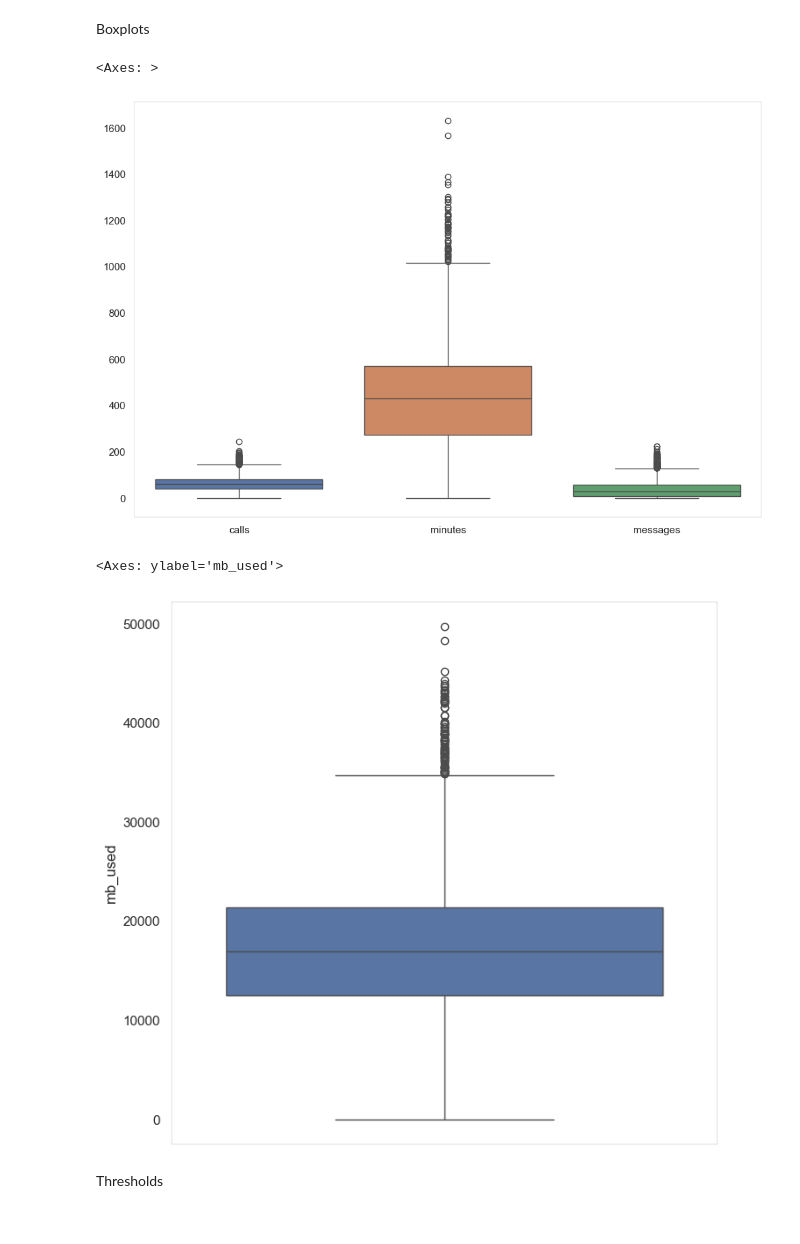
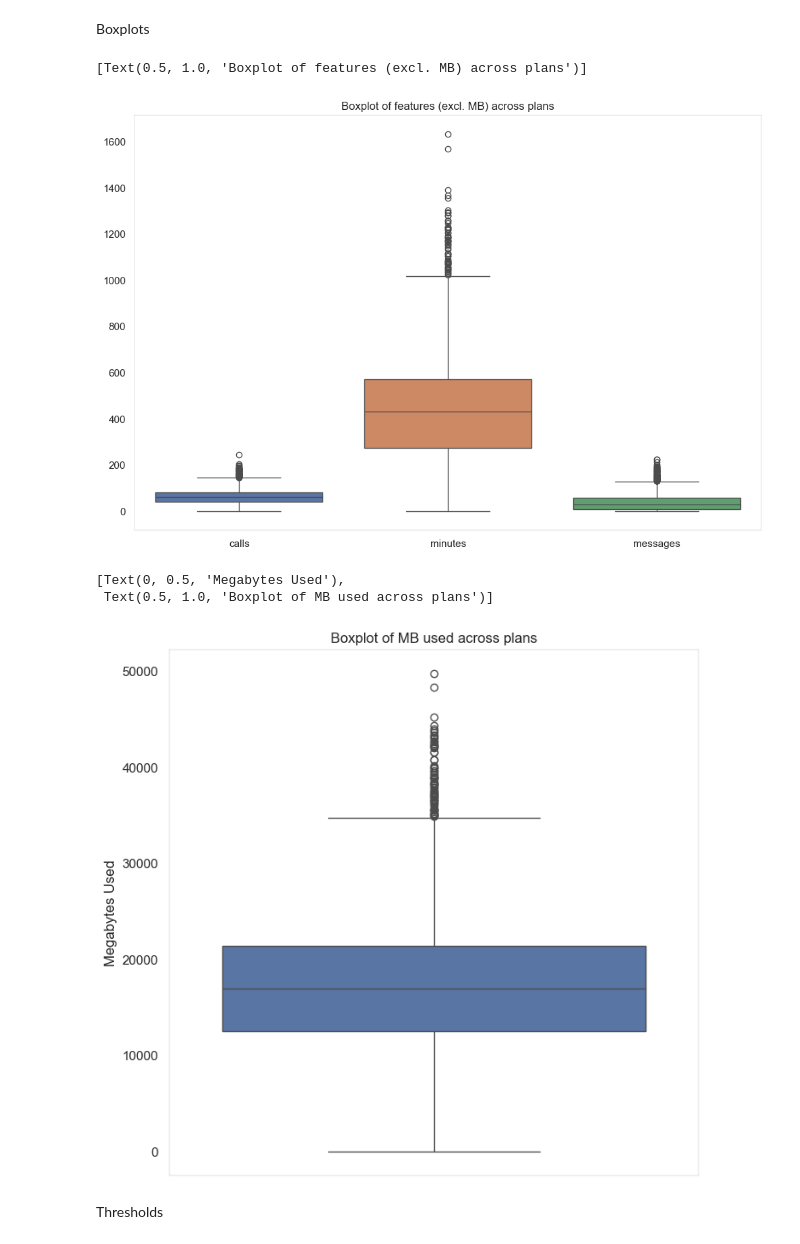
Before and after one commit to mattamx/Projects, a Jupyter notebook: TripleTen Projects/Sprint 7 - Introduction to ML/Intro to ML v2.ipynb, the cells around one changed output. Saved outputs shown, nothing was run; the diff lists cells and outputs as text; code cells hidden in the pictures.

```diff
--- a/TripleTen Projects/Sprint 7 - Introduction to ML/Intro to ML v2.ipynb
+++ b/TripleTen Projects/Sprint 7 - Introduction to ML/Intro to ML v2.ipynb
@@ -150,18 +150,19 @@ Boxplots
 sns.set(style="white", color_codes=True)
 plt.rcParams['axes.linewidth'] = 0.1
 fig, ax = plt.subplots(figsize=(12, 8))
-sns.boxplot(data=df[['calls', 'minutes', 'messages']])
+sns.boxplot(data=df[['calls', 'minutes', 'messages']]).set(title='Boxplot of features (excl. MB) across plans')
 # %% [output]
-<Axes: >
+[Text(0.5, 1.0, 'Boxplot of features (excl. MB) across plans')]
-[figure, old version]
+[figure, new version]
 # %%
 sns.set(style="white", color_codes=True)
 plt.rcParams['axes.linewidth'] = 0.1
 fig, ax = plt.subplots(figsize=(8, 8))
-sns.boxplot(data=df.mb_used)
+sns.boxplot(data=df.mb_used).set(ylabel='Megabytes Used', title='Boxplot of MB used across plans')
 # %% [output]
-<Axes: ylabel='mb_used'>
+[Text(0, 0.5, 'Megabytes Used'),
+ Text(0.5, 1.0, 'Boxplot of MB used across plans')]
-[figure, old version]
+[figure, new version]
 # %% [markdown]
 Thresholds
 # %%
```
Also changed, not shown: parts of 6 cells of this notebook, 4 other files.
